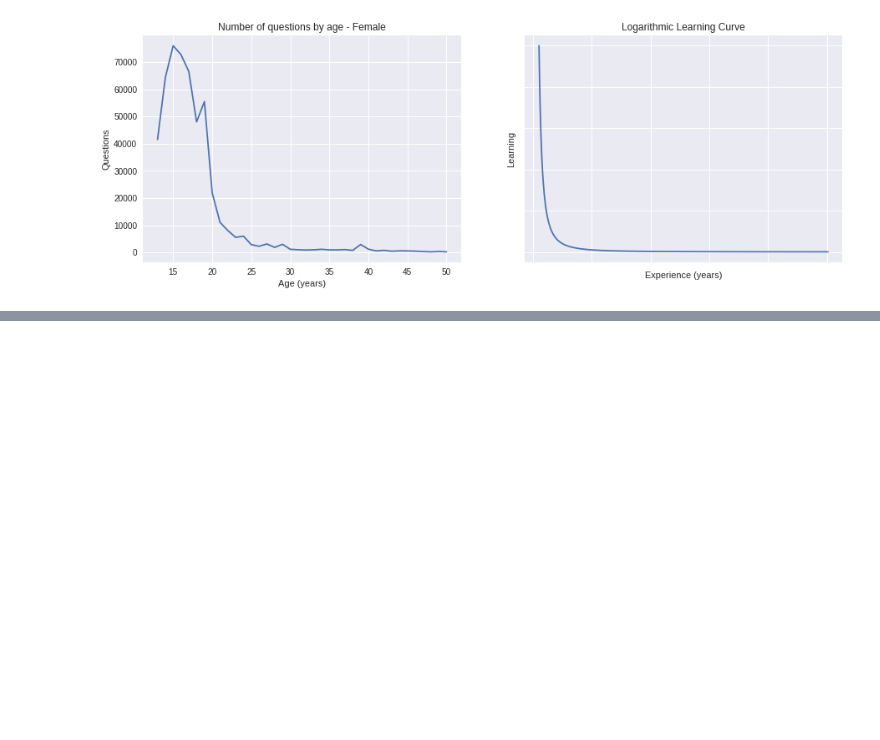
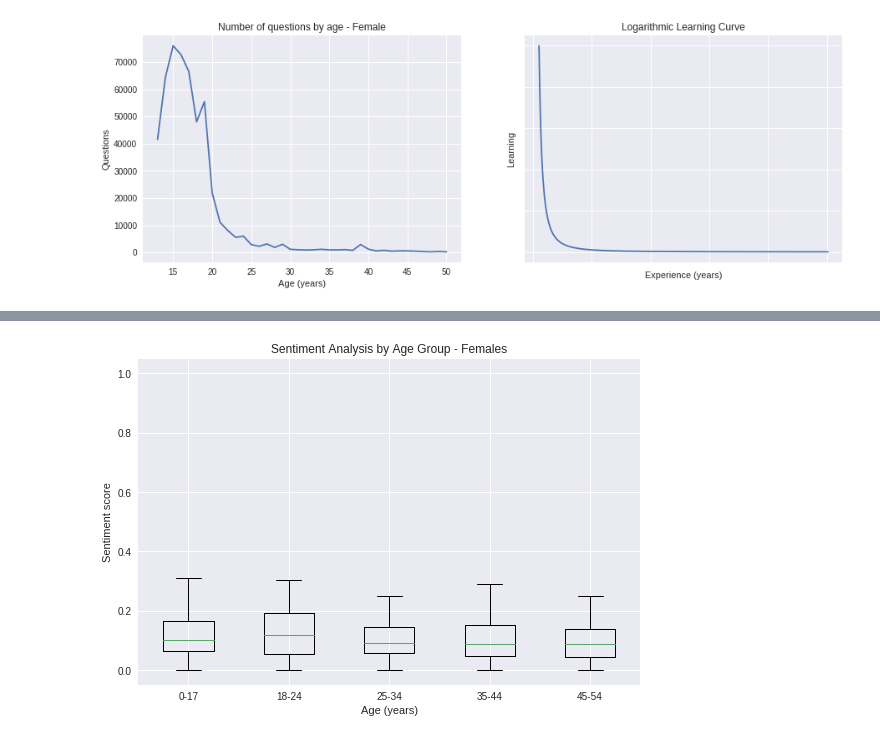
Before and after one commit to william-screen/iu-data-science-information-visualization-583, a Jupyter notebook: client-project/dysmenorrhea-v2.ipynb, the cells around one changed output, grey strips where cells are left out. Cells and saved outputs as stored; diff of their text form; code cells hidden in the pictures; blank space fills up the shorter version.

Commit message:
Added box plot for Sentiment Analysis

```diff
--- a/client-project/dysmenorrhea-v2.ipynb
+++ b/client-project/dysmenorrhea-v2.ipynb
@@ -70,0 +76,41 @@ asfafasf
+# %%
+# Load CSV data from Github
+url_female_sentiment_0_17 = "https://raw.githubusercontent.com/william-screen/iu-data-science-information-visualization-583/master/client-project/data/female_semantic_analysis_random_0_17.csv"
+url_female_sentiment_18_24 = "https://raw.githubusercontent.com/william-screen/iu-data-science-information-visualization-583/master/client-project/data/female_semantic_analysis_random_18_24.csv"
+url_female_sentiment_25_34 = "https://raw.githubusercontent.com/william-screen/iu-data-science-information-visualization-583/master/client-project/data/female_semantic_analysis_random_25_34.csv"
+url_female_sentiment_35_44 = "https://raw.githubusercontent.com/william-screen/iu-data-science-information-visualization-583/master/client-project/data/female_semantic_analysis_random_35_44.csv"
+url_female_sentiment_45_54 = "https://raw.githubusercontent.com/william-screen/iu-data-science-information-visualization-583/master/client-project/data/female_semantic_analysis_random_45_54.csv"
+
+df_female_sentiment_0_17 = pd.read_csv(url_female_sentiment_0_17, sep=',')
+df_female_sentiment_18_24 = pd.read_csv(url_female_sentiment_18_24, sep=',')
+df_female_sentiment_25_34 = pd.read_csv(url_female_sentiment_25_34, sep=',')
+df_female_sentiment_35_44 = pd.read_csv(url_female_sentiment_35_44, sep=',')
+df_female_sentiment_45_54 = pd.read_csv(url_female_sentiment_45_54, sep=',')
+
+# Create List of all data files
+data_cols = ['0-17', '18-24', '25-34', '35-44', '45-54']
+data = [df_female_sentiment_0_17['documents.score']
+        ,df_female_sentiment_18_24['documents.score']
+        ,df_female_sentiment_25_34['documents.score']
+        ,df_female_sentiment_35_44['documents.score']
+        ,df_female_sentiment_45_54['documents.score']]
+
+
+# Create a figure instance
+fig = plt.figure(1, figsize=(9, 6))
+
+# Create an axes instance
+ax = fig.add_subplot(111)
+
+# Create the boxplot
+bp = ax.boxplot(data)
+
+ax.set(xlabel='Age (years)', ylabel='Sentiment score',
+       title='Sentiment Analysis by Age Group - Females')
+
+# Custom x-axis labels
+ax.set_xticklabels(data_cols)
+
+plt.show()
+# %% [output]
+[figure, added]
```
Also changed, not shown: parts of 3 cells of this notebook.
